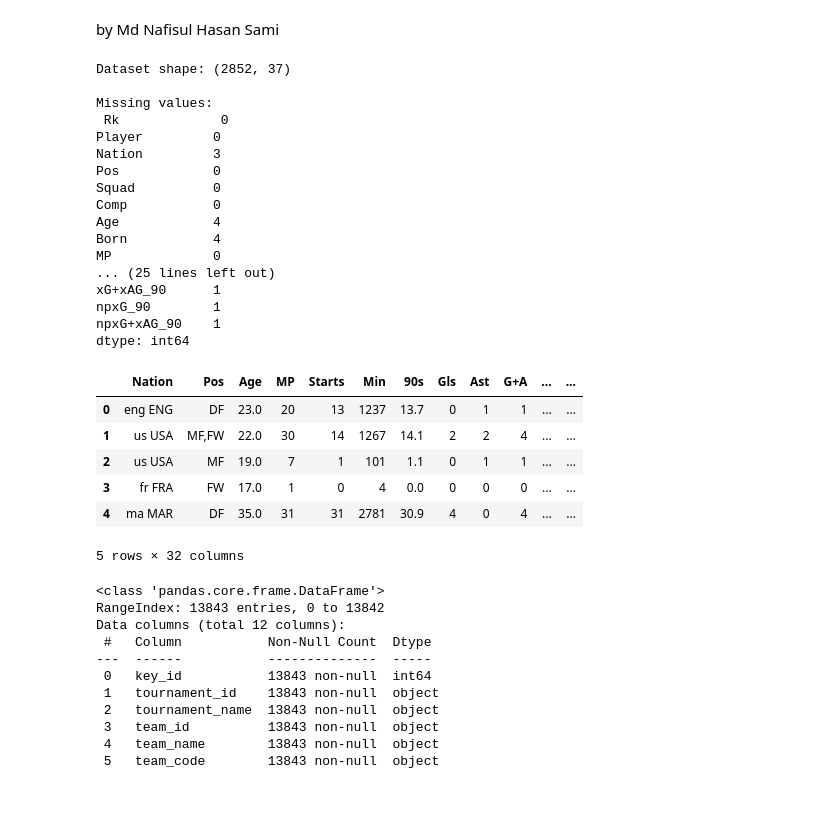
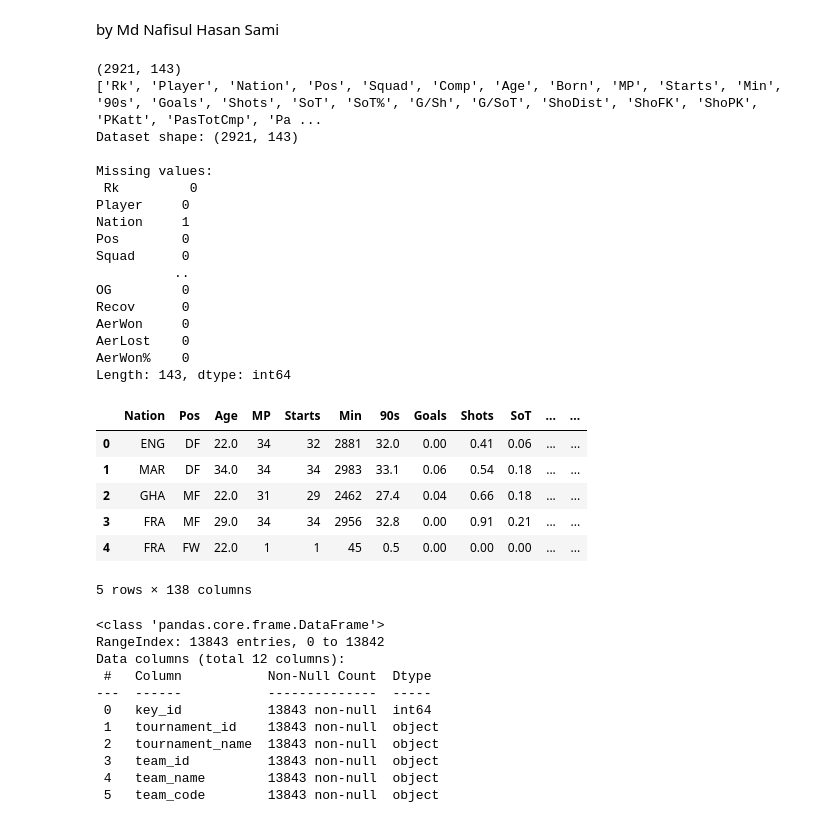
Before and after one commit to naf1ss/Sami_SoccerPotentialNationalTeam, a Jupyter notebook: Sami_SoccerNTeam.ipynb, the cells around one changed output. Cells and saved outputs as stored; diff of their text form; code cells hidden in the pictures.

```diff
--- a/Sami_SoccerNTeam.ipynb
+++ b/Sami_SoccerNTeam.ipynb
@@ -6,56 +6,61 @@ by Md Nafisul Hasan Sami
 # Imports
 import pandas as pd
 import numpy as np
 import matplotlib.pyplot as plt
 import seaborn as sns
 # Import modeling tools
 from sklearn.model_selection import train_test_split
 from sklearn.linear_model import LogisticRegression
 from sklearn.metrics import classification_report, confusion_matrix, accuracy_score
 from sklearn.ensemble import RandomForestClassifier
 
 
 
 # Load the data
-df = pd.read_csv("top5-players.csv")
+df = pd.read_csv("top5-players.csv", encoding="latin1", sep=";")
+print(df.shape)
+print(df.columns.tolist())
+
+
+# df = pd.read_csv("top5-players.csv")
 
 # Display shape and column info
 print("Dataset shape:", df.shape)
 print("\nMissing values:\n", df.isnull().sum())
 
 # Drop irrelevant columns (e.g., Player name, Squad name, etc.)
 df = df.drop(columns=["Rk", "Player", "Squad", "Comp", "Born"])
 
 # Drop rows with missing values (optional: or fill them)
 df.dropna(inplace=True)
 
 # Display cleaned data
 display(df.head())
 # %% [output]
-Dataset shape: (2852, 37)
+(2921, 143)
+['Rk', 'Player', 'Nation', 'Pos', 'Squad', 'Comp', 'Age', 'Born', 'MP', 'Starts', 'Min', '90s', 'Goals', 'Shots', 'SoT', 'SoT%', 'G/Sh', 'G/SoT', 'ShoDist', 'ShoFK', 'ShoPK', 'PKatt', 'PasTotCmp', 'Pa ...
+Dataset shape: (2921, 143)
 
 Missing values:
- Rk             0
-Player         0
-Nation         3
-Pos            0
-Squad          0
-Comp           0
-Age            4
-Born           4
-MP             0
-... (25 lines left out)
-xG+xAG_90      1
-npxG_90        1
-npxG+xAG_90    1
-dtype: int64
+ Rk         0
+Player     0
+Nation     1
+Pos        0
+Squad      0
+          ..
+OG         0
+Recov      0
+AerWon     0
+AerLost    0
+AerWon%    0
+Length: 143, dtype: int64
-|  | Nation | Pos | Age | MP | Starts | Min | 90s | Gls | Ast | G+A | ... | ... |
-| 0 | eng ENG | DF | 23.0 | 20 | 13 | 1237 | 13.7 | 0 | 1 | 1 | ... | ... |
-| 1 | us USA | MF,FW | 22.0 | 30 | 14 | 1267 | 14.1 | 2 | 2 | 4 | ... | ... |
-| 2 | us USA | MF | 19.0 | 7 | 1 | 101 | 1.1 | 0 | 1 | 1 | ... | ... |
-| 3 | fr FRA | FW | 17.0 | 1 | 0 | 4 | 0.0 | 0 | 0 | 0 | ... | ... |
-| 4 | ma MAR | DF | 35.0 | 31 | 31 | 2781 | 30.9 | 4 | 0 | 4 | ... | ... |
+|  | Nation | Pos | Age | MP | Starts | Min | 90s | Goals | Shots | SoT | ... | ... |
+| 0 | ENG | DF | 22.0 | 34 | 32 | 2881 | 32.0 | 0.00 | 0.41 | 0.06 | ... | ... |
+| 1 | MAR | DF | 34.0 | 34 | 34 | 2983 | 33.1 | 0.06 | 0.54 | 0.18 | ... | ... |
+| 2 | GHA | MF | 22.0 | 31 | 29 | 2462 | 27.4 | 0.04 | 0.66 | 0.18 | ... | ... |
+| 3 | FRA | MF | 29.0 | 34 | 34 | 2956 | 32.8 | 0.00 | 0.91 | 0.21 | ... | ... |
+| 4 | FRA | FW | 22.0 | 1 | 1 | 45 | 0.5 | 0.00 | 0.00 | 0.00 | ... | ... |
-5 rows × 32 columns
+5 rows × 138 columns
 # %%
 # Load the uploaded national team squad dataset
 national_team_path = "2ndDataSoccer.csv"
```
Also changed, not shown: parts of 1 cell of this notebook, 1 other file.
